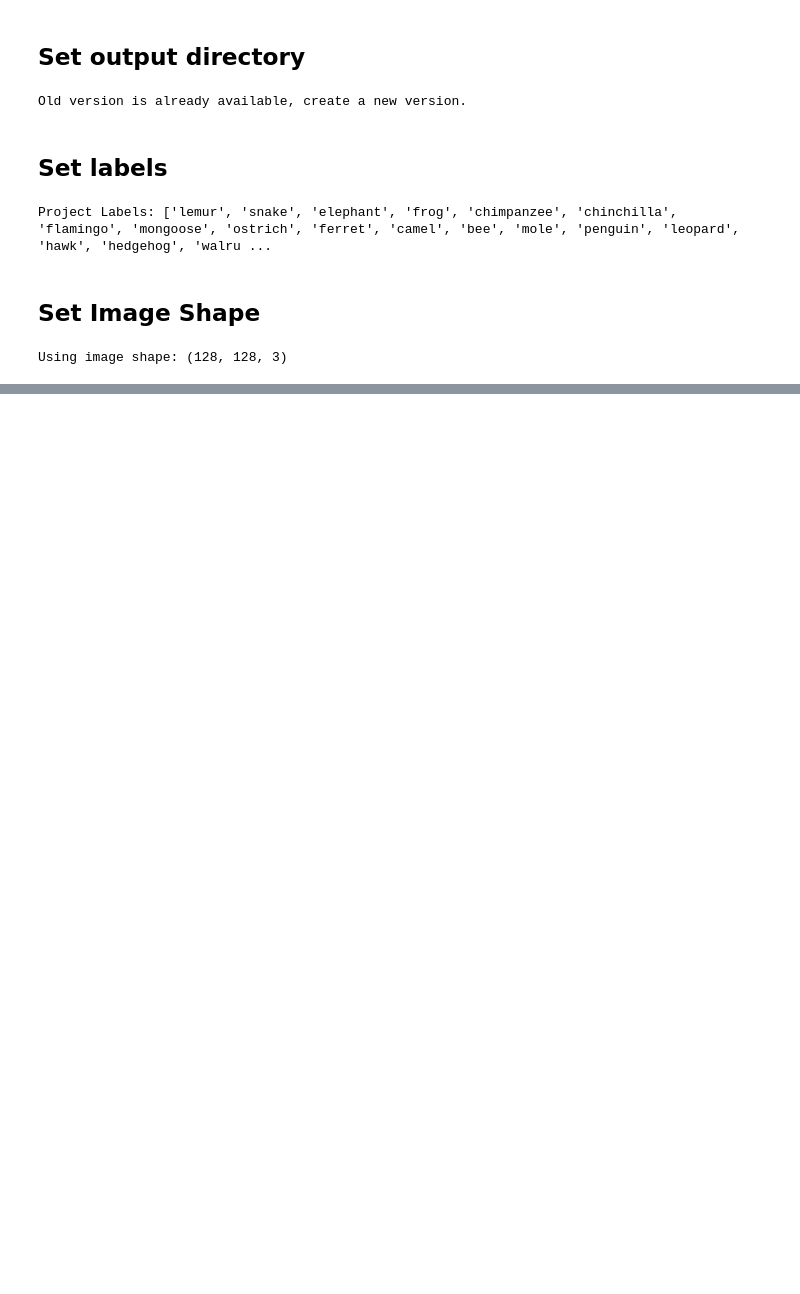
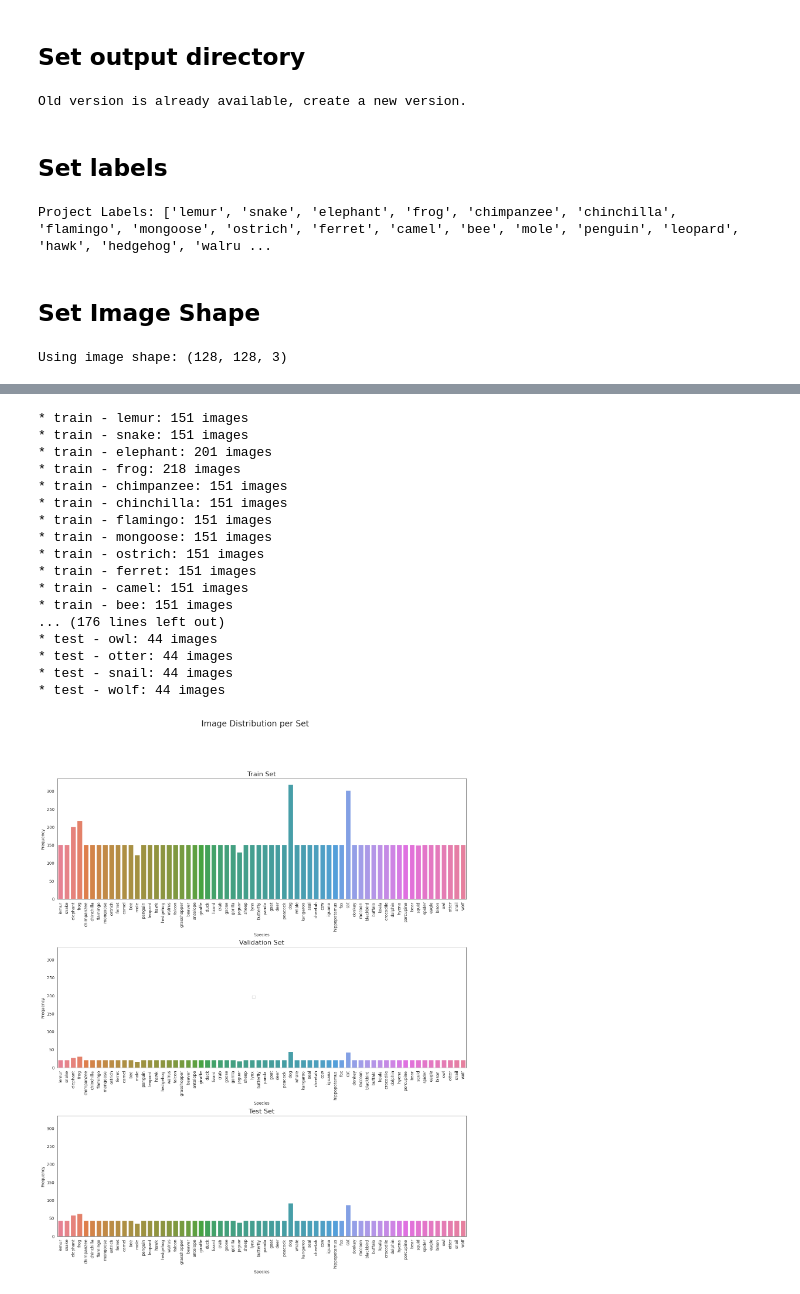
Before and after one commit to katherinewadge-berrospi/Animal_detection_camera, a Jupyter notebook: jupyter_notebooks/03-Modelling-and-Evaluating.ipynb, the cells around one changed output, grey strips where cells are left out. Saved outputs shown, nothing was run; the diff lists cells and outputs as text; code cells hidden in the pictures; blank space fills up the shorter version.

Commit message:
Number of images in split data.

```diff
--- a/jupyter_notebooks/03-Modelling-and-Evaluating.ipynb
+++ b/jupyter_notebooks/03-Modelling-and-Evaluating.ipynb
@@ -96,0 +102,55 @@ Using image shape: (128, 128, 3)
+# %%
+data = {'Set': [], 'Label': [], 'Frequency': []}
+folders = ['train', 'validation', 'test']
+
+for folder in folders:
+    for label in labels:
+        n = len(os.listdir(my_data_dir + '/' + folder + '/' + label))
+        data['Set'].append(folder)
+        data['Label'].append(label)
+        data['Frequency'].append(n)
+        print(f"* {folder} - {label}: {n} images")
+
+df_freq = pd.DataFrame(data)
+
+fig, axes = plt.subplots(3, 1, figsize=(18, 20), sharey=True)
+
+sets = ['train', 'validation', 'test']
+
+for i, subset in enumerate(sets):
+    sns.barplot(
+        data=df_freq[df_freq['Set'] == subset],
+        x='Label', y='Frequency', hue='Label', dodge=False, ax=axes[i]
+    )
+    axes[i].set_title(f"{subset.capitalize()} Set", fontsize=16)
+    axes[i].set_xlabel("Species")
+    axes[i].set_ylabel("Frequency")
+    axes[i].tick_params(axis='x', rotation=90)
+
+handles, labels_legend = axes[0].get_legend_handles_labels()
+fig.legend(handles, labels_legend, loc='center', ncol=6, fontsize=10)
+
+plt.subplots_adjust(hspace=0.4, bottom=0.1)
+
+fig.suptitle("Image Distribution per Set", fontsize=20)
+plt.savefig(f'{file_path}/labels_distribution_rows.png', dpi=150, bbox_inches='tight')
+plt.show()
+# %% [output]
+* train - lemur: 151 images
+* train - snake: 151 images
+* train - elephant: 201 images
+* train - frog: 218 images
+* train - chimpanzee: 151 images
+* train - chinchilla: 151 images
+* train - flamingo: 151 images
+* train - mongoose: 151 images
+* train - ostrich: 151 images
+* train - ferret: 151 images
+* train - camel: 151 images
+* train - bee: 151 images
+... (176 lines left out)
+* test - owl: 44 images
+* test - otter: 44 images
+* test - snail: 44 images
+* test - wolf: 44 images
+[figure, added]
```
Also changed, not shown: parts of 2 cells of this notebook.
